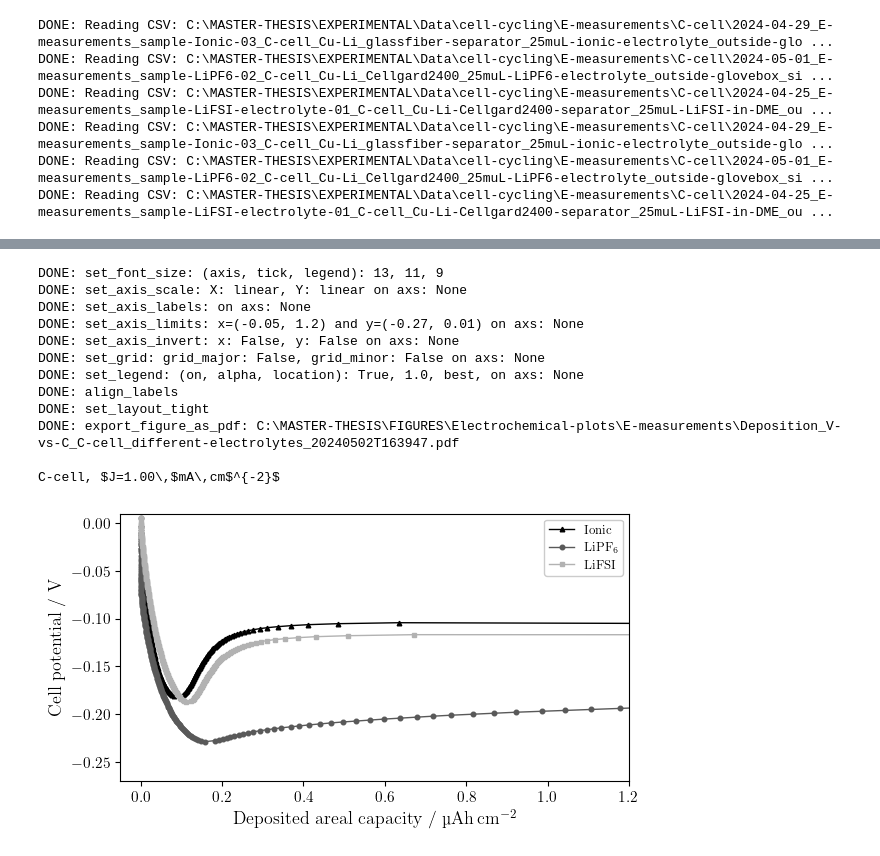
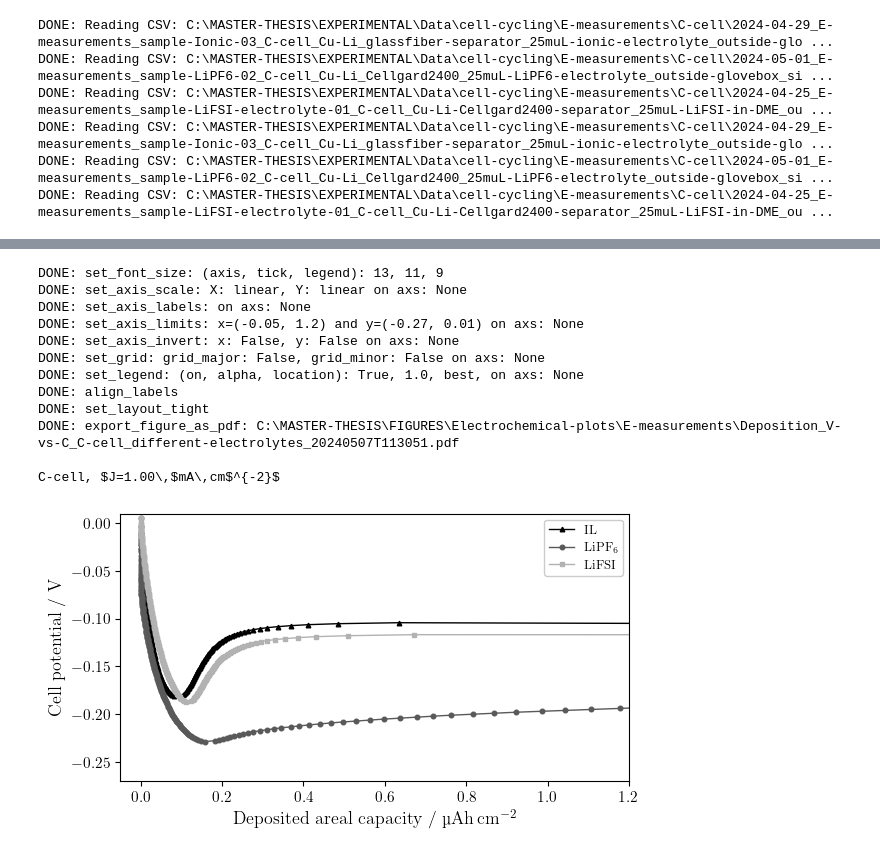
Before and after one commit to GottfridOlsson/MASTER-THESIS, a Jupyter notebook: EXPERIMENTAL/Python-scripts/Electrochemical-plots.ipynb, the cells around one changed output, grey strips where cells are left out. Saved outputs shown, nothing was run; the diff lists cells and outputs as text; code cells hidden in the pictures.

```diff
--- a/EXPERIMENTAL/Python-scripts/Electrochemical-plots.ipynb
+++ b/EXPERIMENTAL/Python-scripts/Electrochemical-plots.ipynb
@@ -741,37 +741,37 @@ DONE: export_figure_as_pdf: C:\MASTER-THESIS\FIGURES\Electrochemical-plots\E-mea
 fig, axs = plt.subplots(nrows=1, ncols=1, figsize=(fig_width_cm/2.54, fig_height_cm/2.54), sharex=False, sharey=False)
 
 # Plot your data (axs.plot, .errorbar, .hist, ...)
-axs.plot(E_Ionic_CP_desposited_amount, E_Ionic_CP[1], linewidth=1, linestyle='-', color=three_grayscale_colors[0], marker=markers[0], markersize=marker_sizes[0], label='Ionic')
+axs.plot(E_Ionic_CP_desposited_amount, E_Ionic_CP[1], linewidth=1, linestyle='-', color=three_grayscale_colors[0], marker=markers[0], markersize=marker_sizes[0], label='IL')
 axs.plot(E_LiPF6_CP_desposited_amount, E_LiPF6_CP[1], linewidth=1, linestyle='-', color=three_grayscale_colors[1], marker=markers[1], markersize=marker_sizes[1], label='LiPF$_6$')
 axs.plot(E_LiFSI_CP_desposited_amount, E_LiFSI_CP[1], linewidth=1, linestyle='-', color=three_grayscale_colors[2], marker=markers[2], markersize=marker_sizes[2], label='LiFSI')
 
 # Settings for each axis (axs)
 f.set_font_size(axis=font_size_axis, tick=font_size_tick, legend=font_size_legend)
 f.set_axis_scale(   axs, xScale_string='linear', yScale_string='linear')
 f.set_axis_labels(  axs, x_label='Deposited areal capacity / \\textmu Ah\\,cm$^{-2}$', y_label='Cell potential / V')
 f.set_axis_limits(  axs, xmin=-0.05, xmax=1.2, ymin=-0.27, ymax=0.01)
 f.set_axis_invert(  axs, x_invert=False, y_invert=False)
 f.set_grid(         axs, grid_major_on=grid_major, grid_major_linewidth=0.7, grid_minor_on=grid_minor, grid_minor_linewidth=0.3) # set_grid must be after set_axis_scale for some reason (at least with 'log')
 f.set_legend(       axs, legend_on=legend_on, alpha=1.0, location='best')
 
 f.align_labels(fig)
 f.set_layout_tight(fig)
 PDF_path_Li_deposition_different_electrolytes = electrochemical_figures_export_root_path + 'E-measurements\\Deposition_V-vs-C_C-cell_different-electrolytes_' + get_current_date_and_time_as_ISO8601_string() + '.pdf'
 f.export_figure_as_pdf(PDF_path_Li_deposition_different_electrolytes)
 
 print('\nC-cell, $J=1.00\\,$mA\\,cm$^{-2}$')
 plt.show()
 # %% [output]
 DONE: set_font_size: (axis, tick, legend): 13, 11, 9
 DONE: set_axis_scale: X: linear, Y: linear on axs: None
 DONE: set_axis_labels: on axs: None
 DONE: set_axis_limits: x=(-0.05, 1.2) and y=(-0.27, 0.01) on axs: None
 DONE: set_axis_invert: x: False, y: False on axs: None
 DONE: set_grid: grid_major: False, grid_minor: False on axs: None
 DONE: set_legend: (on, alpha, location): True, 1.0, best, on axs: None
 DONE: align_labels
 DONE: set_layout_tight
-DONE: export_figure_as_pdf: C:\MASTER-THESIS\FIGURES\Electrochemical-plots\E-measurements\Deposition_V-vs-C_C-cell_different-electrolytes_20240502T163947.pdf
+DONE: export_figure_as_pdf: C:\MASTER-THESIS\FIGURES\Electrochemical-plots\E-measurements\Deposition_V-vs-C_C-cell_different-electrolytes_20240507T113051.pdf
 
 C-cell, $J=1.00\,$mA\,cm$^{-2}$
-[figure, old version]
+[figure, new version]
```
Also changed, not shown: parts of 8 cells of this notebook, 16 other files.
